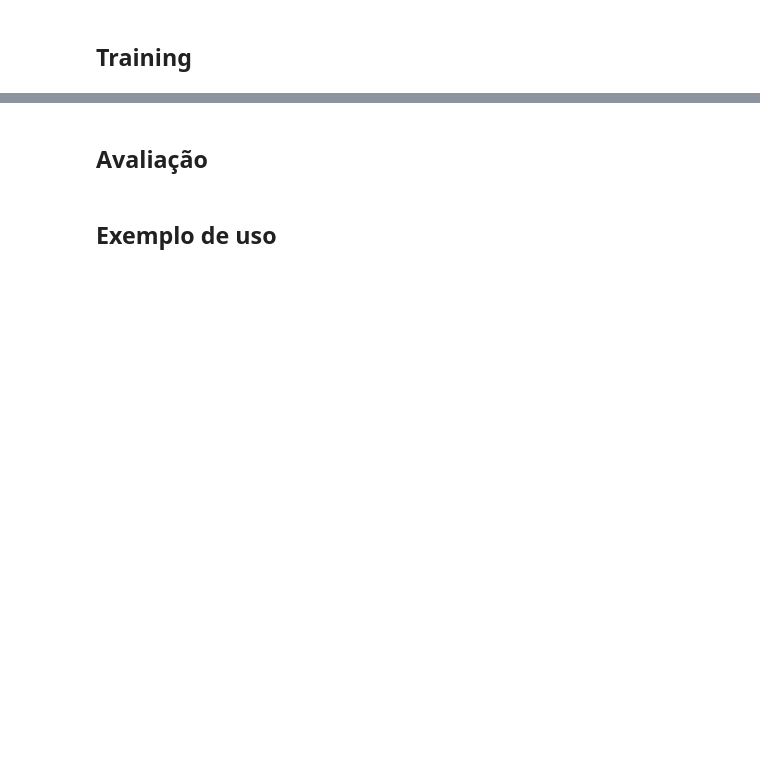
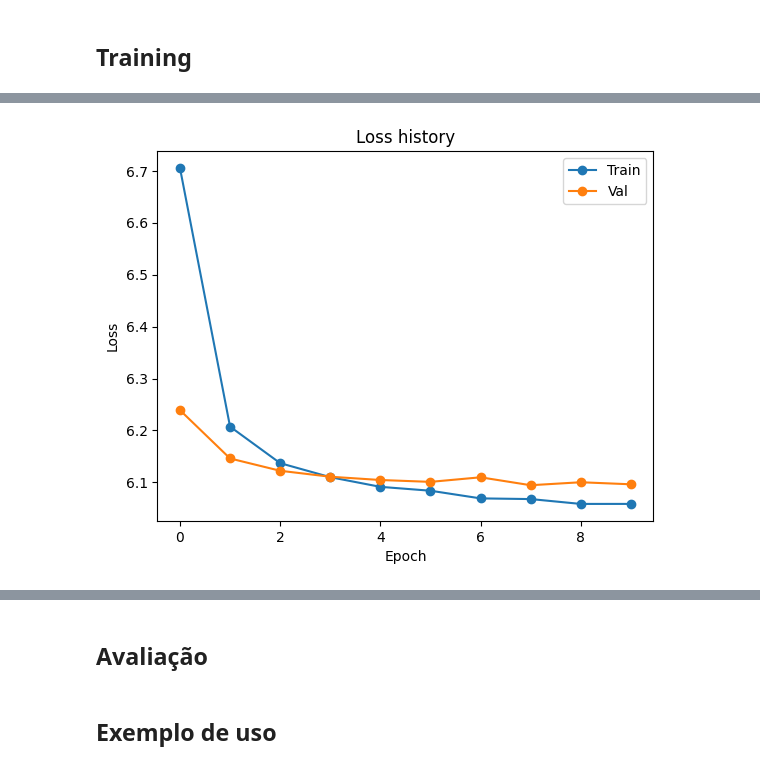
Before and after one commit to EltonCN/IA024, a Jupyter notebook: 03-AutoAtenção/Aula_2_3_Exercício_Modelo_de_Linguagem_com_auto_atenção.ipynb, the cells around one changed output, grey strips where cells are left out. Drawn from its saved outputs; the diff is of its cells as text; code cells hidden in the pictures; blank space fills up the shorter version.

```diff
--- a/03-AutoAtenção/Aula_2_3_Exercício_Modelo_de_Linguagem_com_auto_atenção.ipynb
+++ b/03-AutoAtenção/Aula_2_3_Exercício_Modelo_de_Linguagem_com_auto_atenção.ipynb
@@ -496,0 +600,3 @@ model.to(device)
+# %%
+def ppl(loss:torch.Tensor) -> torch.Tensor:
+    return torch.exp(loss)
@@ -496,0 +622,13 @@ model.to(device)
+# %%
+def print_info(loss_value:torch.Tensor, epoch:int, total_epochs:int, time:float=0.0):
+    ppl_value = ppl(loss_value)
+
+
+    print(f'Epoch [{epoch+1}/{total_epochs}], \
+            Loss: {loss_value.item():.4f}, \
+            Perplexity: {ppl_value.item():.4f}', end="")
+
+    if time != 0:
+        print(f", Elapsed Time: {time:.2f} sec")
+    else:
+        print("")
@@ -496,0 +641,10 @@ model.to(device)
+# %%
+vocab_size = 3000 # Quantidade de palavras no vocabulário
+context_size = 5 # n palavras de entrada. O target é a próxima palavra
+embed_dim = 64 # Tamanho do feature vector de cada palavra
+epochs = 10 # Quantidade de epochs que serão treinadas
+lr = 5e-3 # Taxa de treinamento
+weight_decay = 1e-3 # Regularização L2
+batch_size = 32
+optimizer_class = torch.optim.SGD
+dropout_rate = 0.1
@@ -496,0 +653,8 @@ model.to(device)
+# %%
+vocab, inverse_vocab, train_loader, val_loader, test_loader = create_data_loaders(cleaned_paragraphs, vocab_size, context_size, batch_size)
+
+model = LanguageModel(embed_dim, vocab_size, context_size, dropout_rate)
+model.to(device)
+
+criterion = nn.CrossEntropyLoss()
+optimizer = optimizer_class(model.parameters(), lr=lr, weight_decay=weight_decay)
@@ -496,0 +780,12 @@ model.to(device)
+# %%
+plt.plot(hist["loss_train"], "o-")
+plt.plot(hist["loss_val"], "o-")
+
+plt.legend(["Train", "Val"])
+plt.xlabel("Epoch")
+plt.ylabel("Loss")
+plt.title("Loss history")
+
+plt.show()
+# %% [output]
+[figure, added]
```
Also changed, not shown: parts of 94 cells of this notebook, 1 other file.
